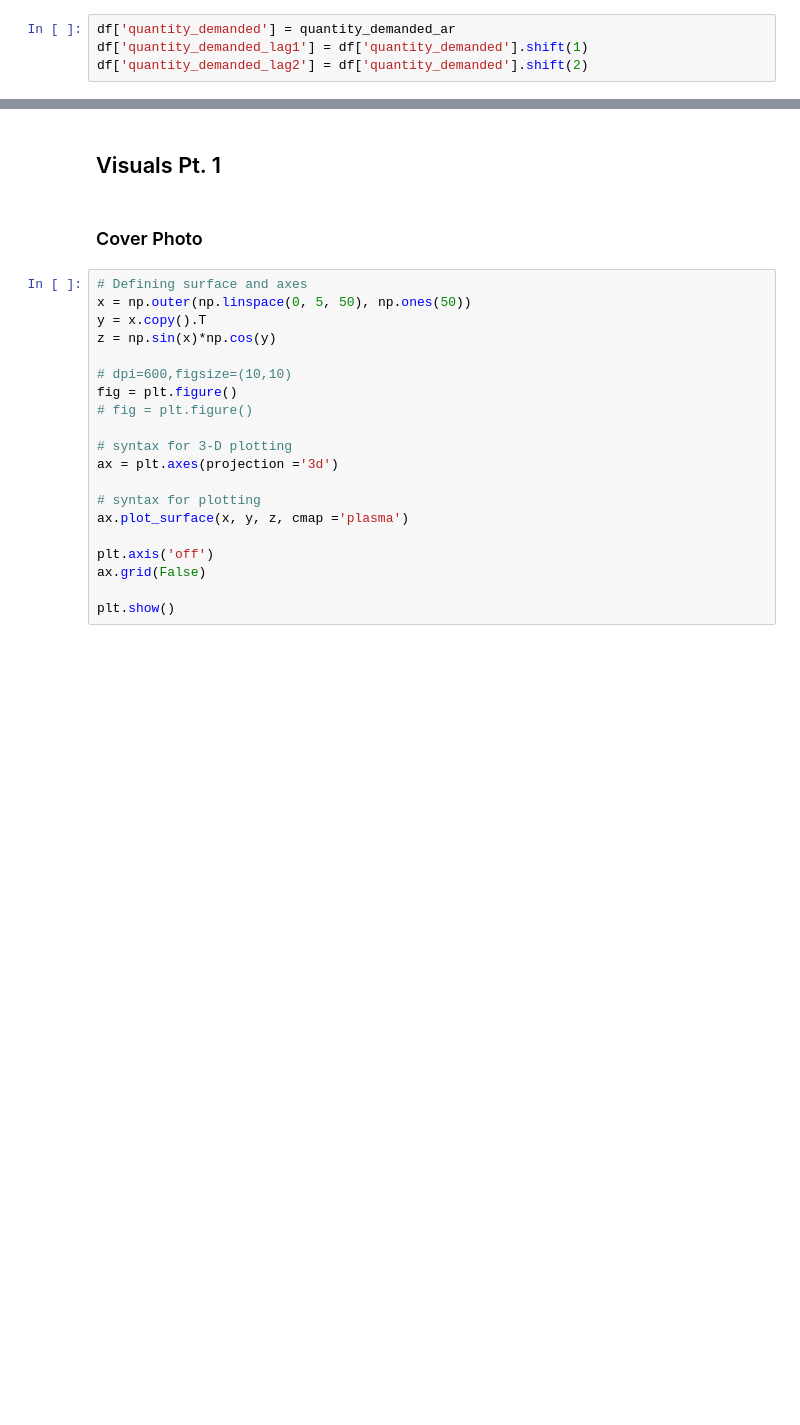
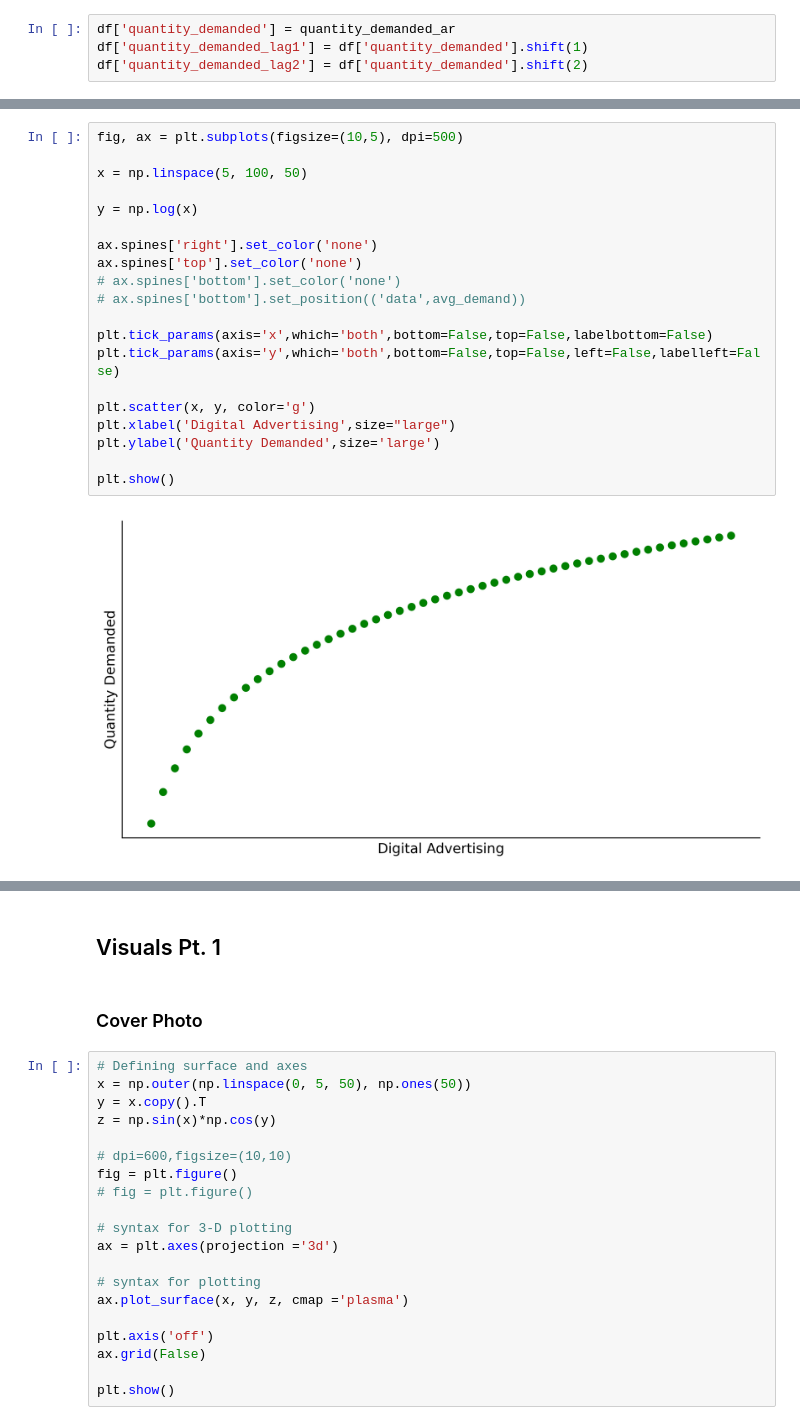
Before and after one commit to jakepenzak/blog-posts, a Jupyter notebook: Optimization/Main Driver.ipynb, the cells around one changed output, grey strips where cells are left out. Drawn from its saved outputs; the diff is of its cells as text; blank space fills up the shorter version.

```diff
--- a/Optimization/Main Driver.ipynb
+++ b/Optimization/Main Driver.ipynb
@@ -353,2 +358,24 @@ Notes:
 strong multicollinearity or other numerical problems.
+# %%
+fig, ax = plt.subplots(figsize=(10,5), dpi=500)
+
+x = np.linspace(5, 100, 50)
+
+y = np.log(x)
+
+ax.spines['right'].set_color('none')
+ax.spines['top'].set_color('none')
+# ax.spines['bottom'].set_color('none')
+# ax.spines['bottom'].set_position(('data',avg_demand))
+
+plt.tick_params(axis='x',which='both',bottom=False,top=False,labelbottom=False)
+plt.tick_params(axis='y',which='both',bottom=False,top=False,left=False,labelleft=False)
+
+plt.scatter(x, y, color='g')
+plt.xlabel('Digital Advertising',size="large")
+plt.ylabel('Quantity Demanded',size='large')
+
+plt.show()
+# %% [output]
+[figure, added]
 # %%
```
Also changed, not shown: parts of 16 cells of this notebook.
